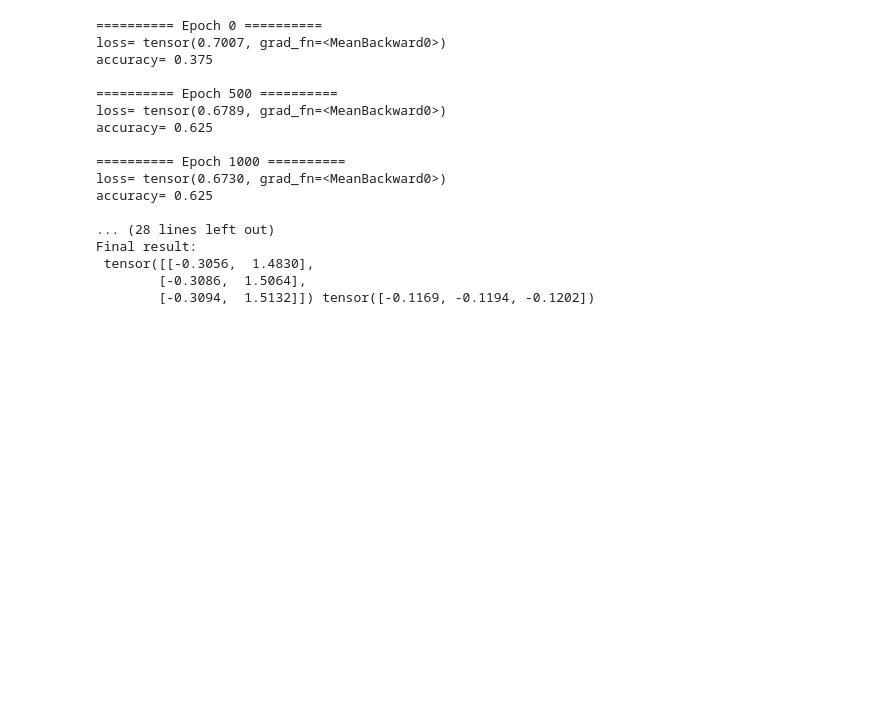
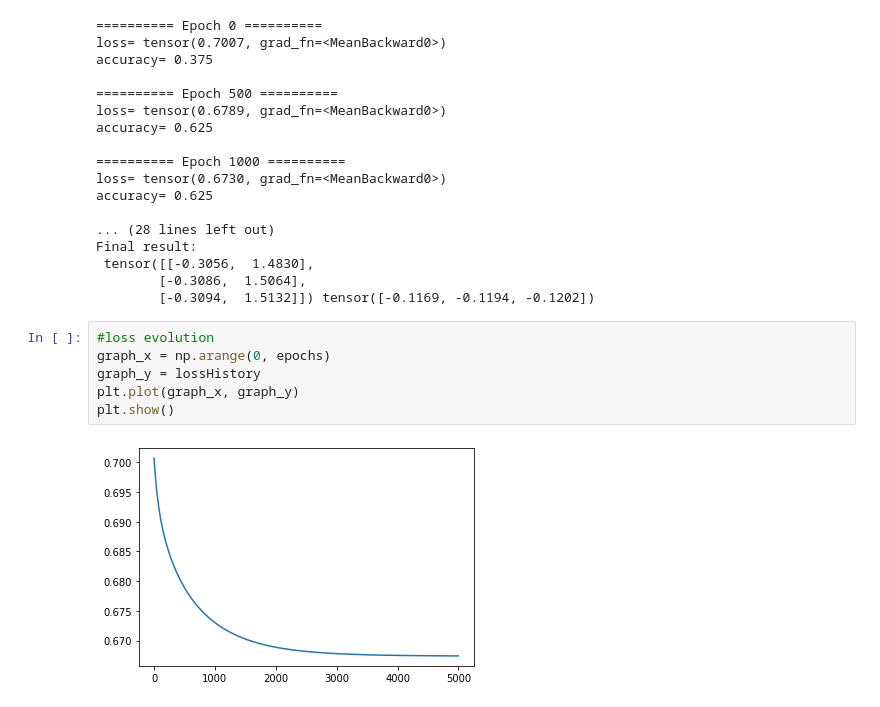
Before and after one commit to mihai2014/mihai2014.github.io, a Jupyter notebook: ml/Pytorch/3d-2inputs-3outputs.ipynb, the cells around one changed output. Cells and saved outputs as stored; diff of their text form; blank space fills up the shorter version.

```diff
--- a/ml/Pytorch/3d-2inputs-3outputs.ipynb
+++ b/ml/Pytorch/3d-2inputs-3outputs.ipynb
@@ -200,3 +200,11 @@ Final result:
  tensor([[-0.3056,  1.4830],
         [-0.3086,  1.5064],
         [-0.3094,  1.5132]]) tensor([-0.1169, -0.1194, -0.1202])
+# %%
+#loss evolution
+graph_x = np.arange(0, epochs)
+graph_y = lossHistory
+plt.plot(graph_x, graph_y)
+plt.show()
+# %% [output]
+[figure, added]
```
Also changed, not shown: 9 other files.
